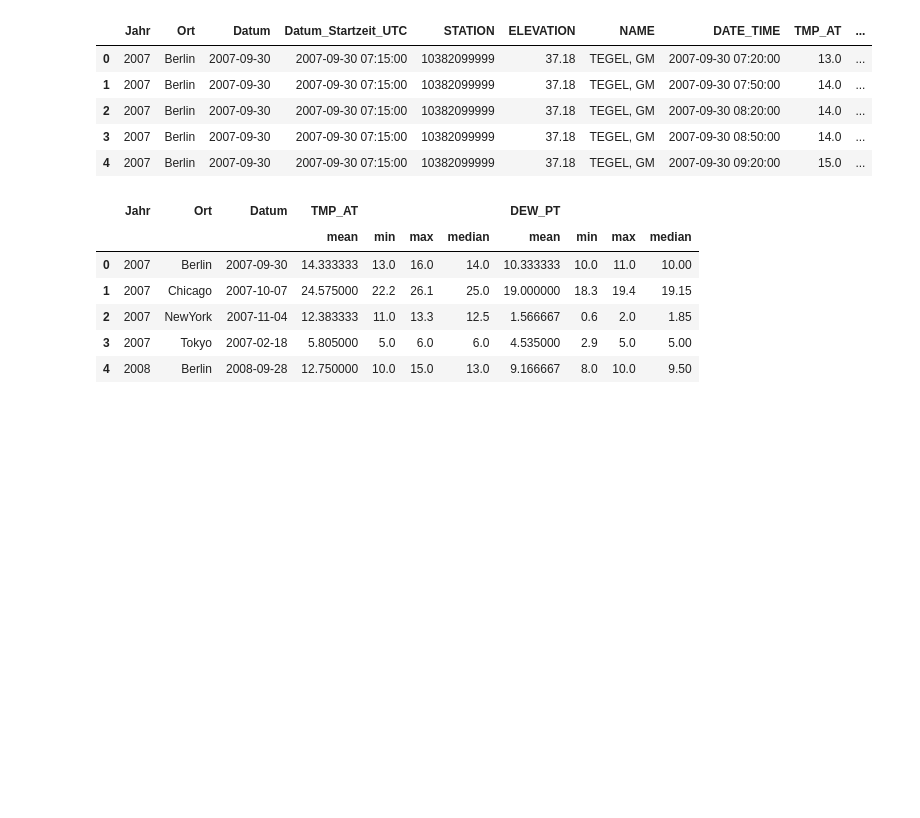
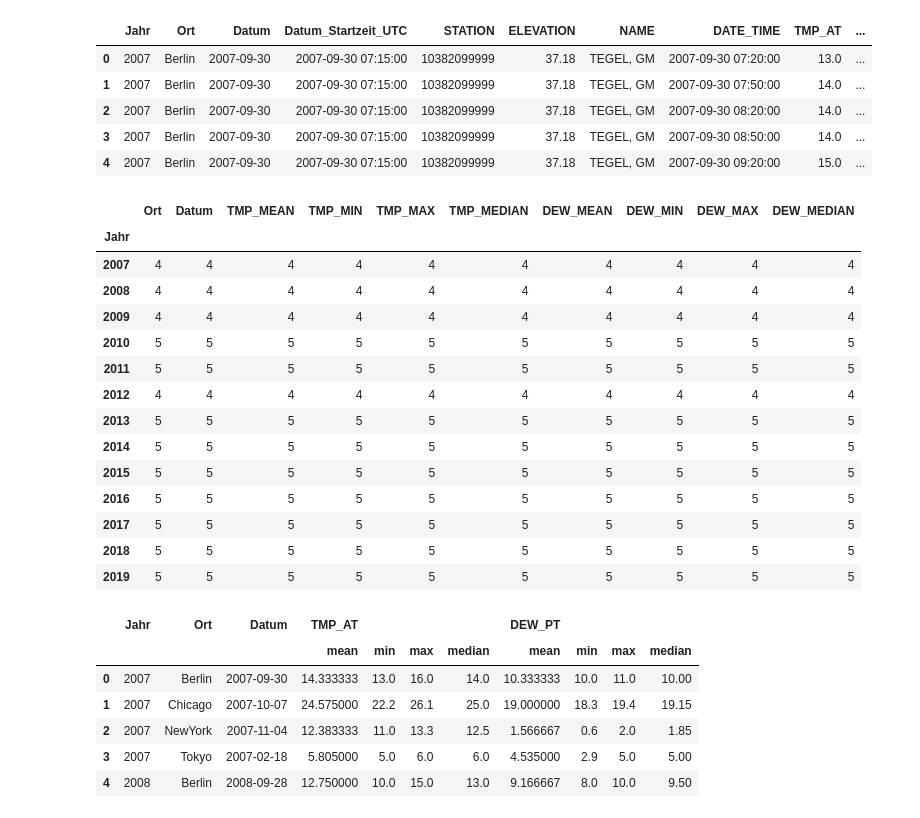
Before and after one commit to Wade-Sys/wma, a Jupyter notebook: Wetter/prepare_weather_data_step_3.ipynb, the cells around one changed output. Drawn from its saved outputs; the diff is of its cells as text; code cells hidden in the pictures; blank space fills up the shorter version.

```diff
--- a/Wetter/prepare_weather_data_step_3.ipynb
+++ b/Wetter/prepare_weather_data_step_3.ipynb
@@ -103,6 +103,24 @@ df_wetter_wnd_tmp_dew_1_grp = df_wetter_wnd_tmp_dew_1.groupby(['Jahr','Ort','Dat
     'TMP_AT' : ['mean','min','max','median'],
     'DEW_PT' : ['mean','min','max','median']
 }).copy()
+# %%
+df_wetter_wnd_tmp_dew_1_grp.groupby(['Jahr']).count()
+# %% [output]
+|  | Ort | Datum | TMP_MEAN | TMP_MIN | TMP_MAX | TMP_MEDIAN | DEW_MEAN | DEW_MIN | DEW_MAX | DEW_MEDIAN |
+| Jahr |  |  |  |  |  |  |  |  |  |  |
+| 2007 | 4 | 4 | 4 | 4 | 4 | 4 | 4 | 4 | 4 | 4 |
+| 2008 | 4 | 4 | 4 | 4 | 4 | 4 | 4 | 4 | 4 | 4 |
+| 2009 | 4 | 4 | 4 | 4 | 4 | 4 | 4 | 4 | 4 | 4 |
+| 2010 | 5 | 5 | 5 | 5 | 5 | 5 | 5 | 5 | 5 | 5 |
+| 2011 | 5 | 5 | 5 | 5 | 5 | 5 | 5 | 5 | 5 | 5 |
+| 2012 | 4 | 4 | 4 | 4 | 4 | 4 | 4 | 4 | 4 | 4 |
+| 2013 | 5 | 5 | 5 | 5 | 5 | 5 | 5 | 5 | 5 | 5 |
+| 2014 | 5 | 5 | 5 | 5 | 5 | 5 | 5 | 5 | 5 | 5 |
+| 2015 | 5 | 5 | 5 | 5 | 5 | 5 | 5 | 5 | 5 | 5 |
+| 2016 | 5 | 5 | 5 | 5 | 5 | 5 | 5 | 5 | 5 | 5 |
+| 2017 | 5 | 5 | 5 | 5 | 5 | 5 | 5 | 5 | 5 | 5 |
+| 2018 | 5 | 5 | 5 | 5 | 5 | 5 | 5 | 5 | 5 | 5 |
+| 2019 | 5 | 5 | 5 | 5 | 5 | 5 | 5 | 5 | 5 | 5 |
 # %%
 df_wetter_wnd_tmp_dew_1_grp.head()
 # %% [output]
```
Also changed, not shown: parts of 28 cells of this notebook, 1 other file.
